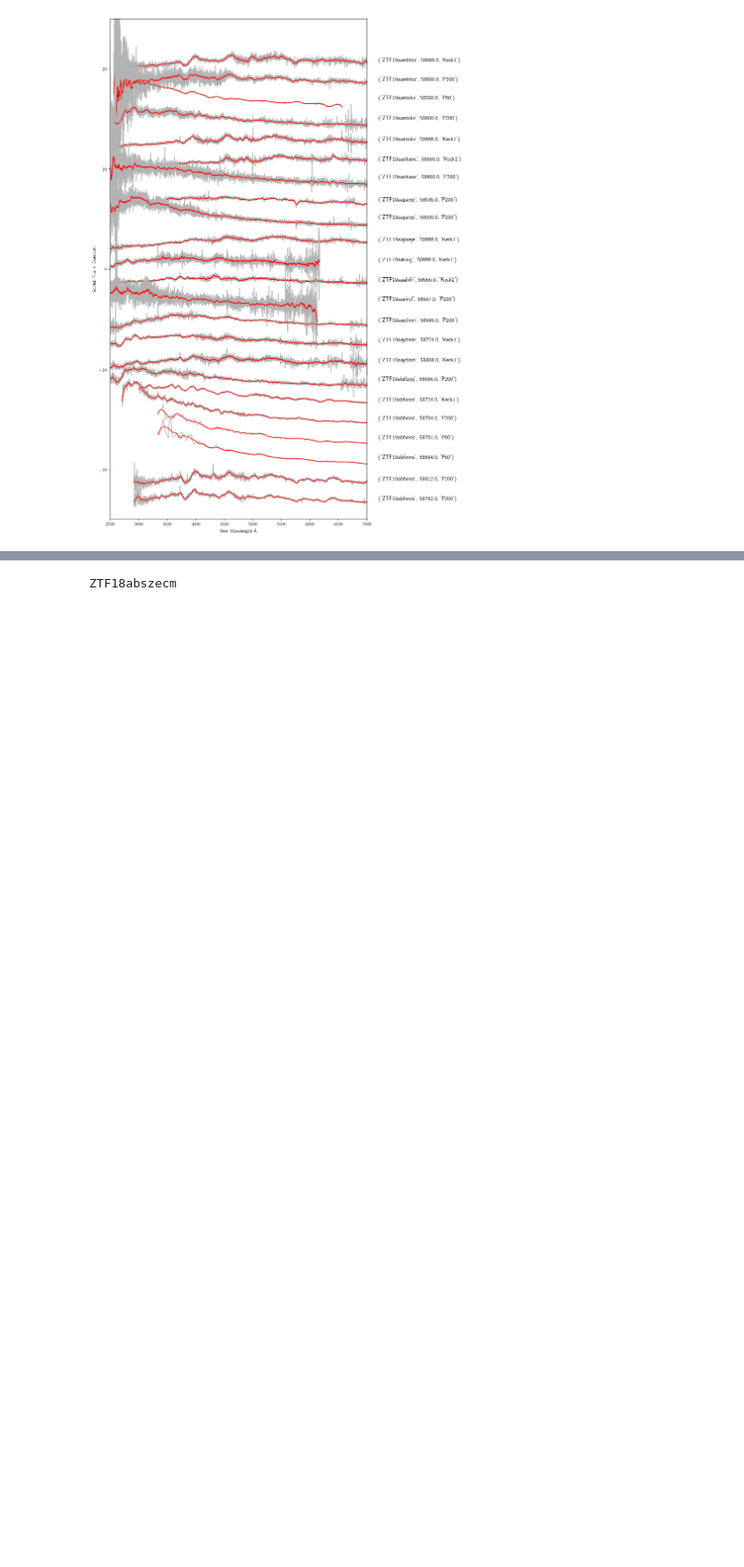
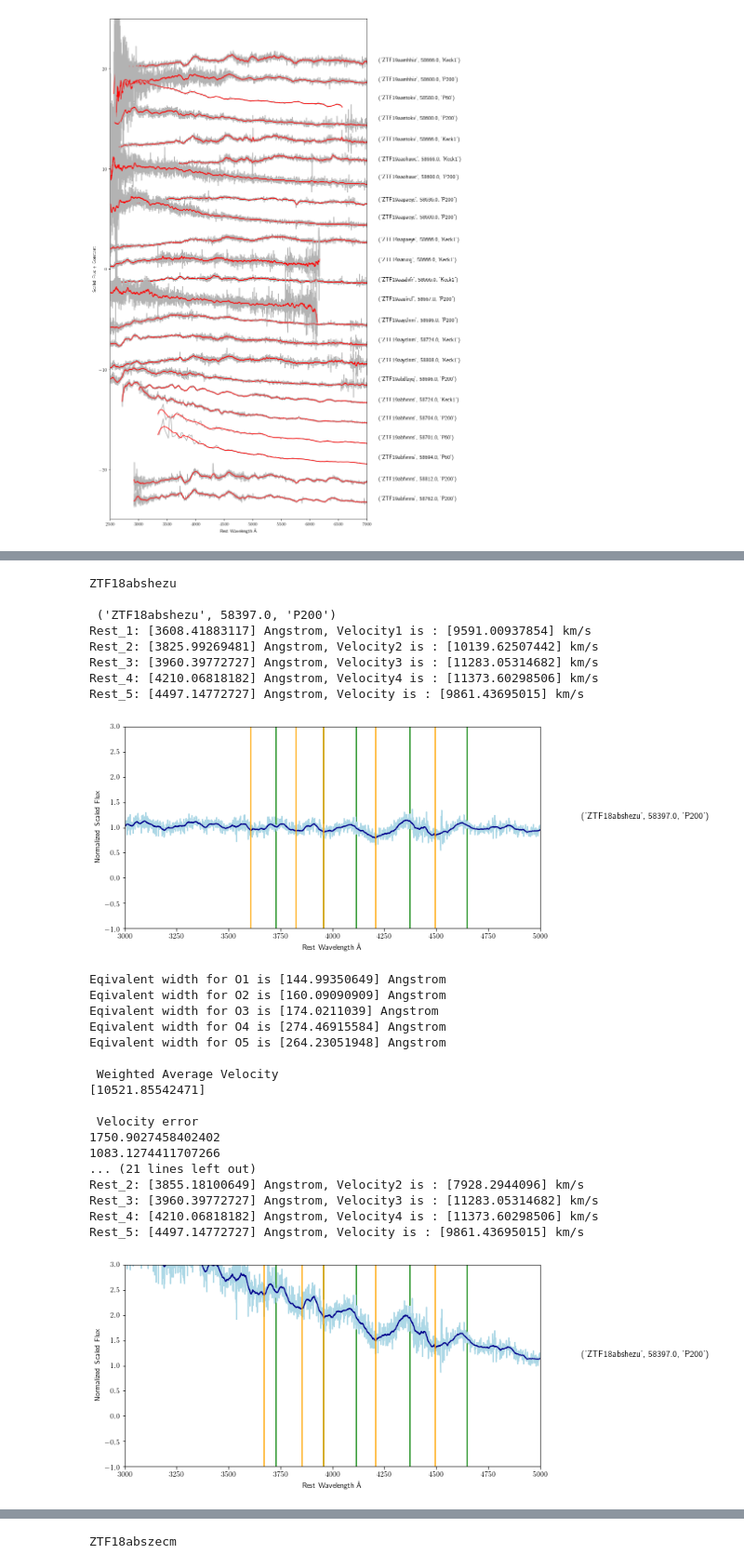
Before and after one commit to Aishwarya113/Superluminous, a Jupyter notebook: download_spectra.ipynb, the cells around one changed output, grey strips where cells are left out. Shown at 93% size. Drawn from its saved outputs; the diff is of its cells as text; code cells hidden in the pictures; blank space fills up the shorter version.

```diff
--- a/download_spectra.ipynb
+++ b/download_spectra.ipynb
@@ -2451,0 +2744,51 @@ Eqivalent width for O5 is [242.82673814] Angstrom
+# %%
+target_name = "ZTF18abshezu"
+spec = "ZTF18abshezu_20181006_P200_v2.ascii"
+date = "t-35"
+
+row = 43
+
+worksheet1.write(row, 0, target_name)
+worksheet2.write(row, 0, target_name)
+
+worksheet1.write(row, 1, spec)
+worksheet2.write(row, 1, spec)
+
+worksheet1.write(row, 2, date)
+worksheet2.write(row, 2, date)
+
+normalize_spectra(target_name, spec, row, 3630, 3840, 4000, 4225, 4500)
+equivalent_width(target_name, spec, row, 3510, 3700, 3750, 3920, 3920, 4100, 4100, 4380, 4380, 4620)
+errors(target_name, spec, row, 3630, 3840, 4000, 4225, 4500, 3510, 3700, 3750, 3920, 3920, 4100, 4100, 4380, 4380, 4620)
+
+normalize_spectra_new(target_name, spec, row, 3630, 3840, 4000, 4225, 4500)
+equivalent_width_new(target_name, spec, 3510, 3700, 3750, 3920, 3920, 4100, 4100, 4380, 4380, 4620)
+errors_new(target_name, spec, row, 3630, 3840, 4000, 4225, 4500, 3510, 3700, 3750, 3920, 3920, 4100, 4100, 4380, 4380, 4620)
+# %% [output]
+ZTF18abshezu
+
+ ('ZTF18abshezu', 58397.0, 'P200')
+Rest_1: [3608.41883117] Angstrom, Velocity1 is : [9591.00937854] km/s
+Rest_2: [3825.99269481] Angstrom, Velocity2 is : [10139.62507442] km/s
+Rest_3: [3960.39772727] Angstrom, Velocity3 is : [11283.05314682] km/s
+Rest_4: [4210.06818182] Angstrom, Velocity4 is : [11373.60298506] km/s
+Rest_5: [4497.14772727] Angstrom, Velocity is : [9861.43695015] km/s
+[figure, added]
+Eqivalent width for O1 is [144.99350649] Angstrom
+Eqivalent width for O2 is [160.09090909] Angstrom
+Eqivalent width for O3 is [174.0211039] Angstrom
+Eqivalent width for O4 is [274.46915584] Angstrom
+Eqivalent width for O5 is [264.23051948] Angstrom
+
+ Weighted Average Velocity
+[10521.85542471]
+
+ Velocity error
+1750.9027458402402
+1083.1274411707266
+... (21 lines left out)
+Rest_2: [3855.18100649] Angstrom, Velocity2 is : [7928.2944096] km/s
+Rest_3: [3960.39772727] Angstrom, Velocity3 is : [11283.05314682] km/s
+Rest_4: [4210.06818182] Angstrom, Velocity4 is : [11373.60298506] km/s
+Rest_5: [4497.14772727] Angstrom, Velocity is : [9861.43695015] km/s
+[figure, added]
```
Also changed, not shown: parts of 17 cells of this notebook.
